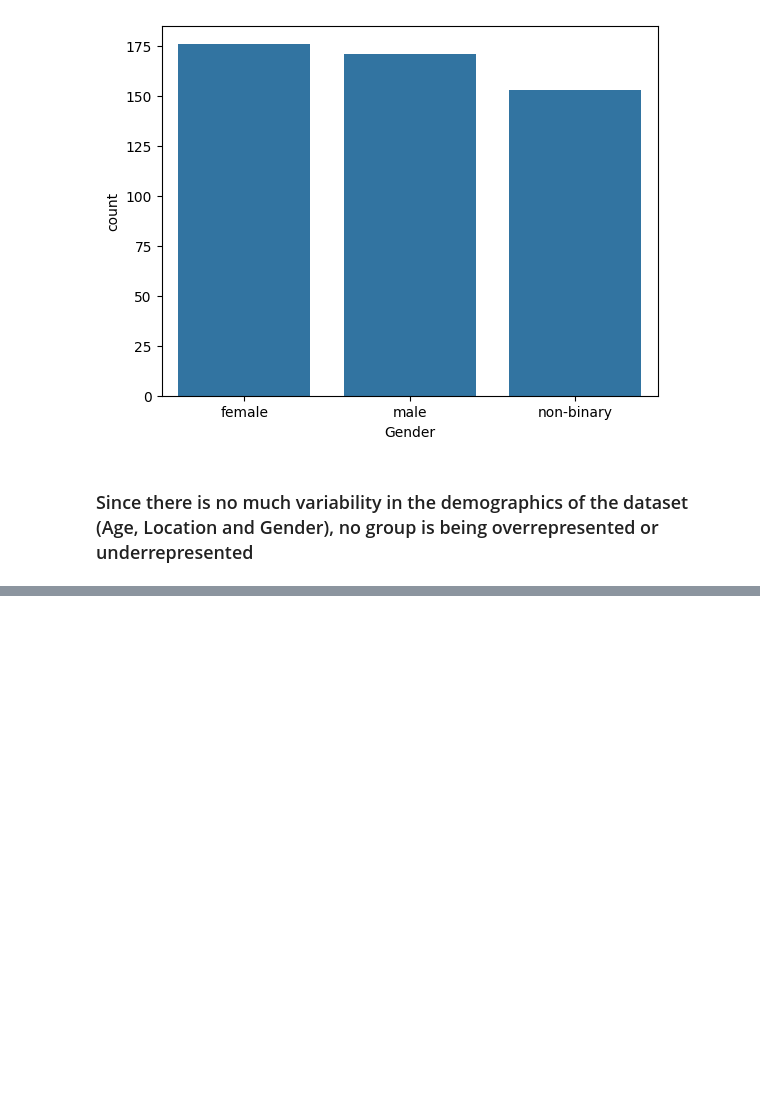
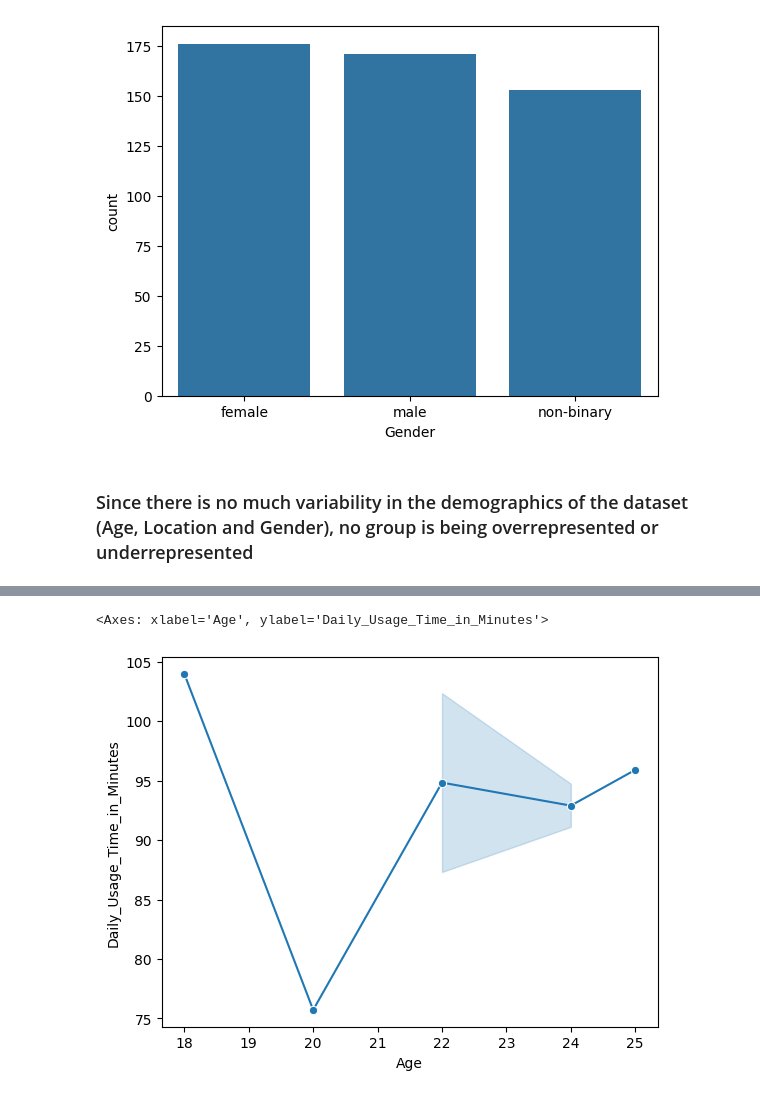
Before and after one commit to dorindaania/ML-EDA, a Jupyter notebook: notebooks/ClassAssignment.ipynb, the cells around one changed output, grey strips where cells are left out. Saved outputs shown, nothing was run; the diff lists cells and outputs as text; code cells hidden in the pictures; blank space fills up the shorter version.

```diff
--- a/notebooks/ClassAssignment.ipynb
+++ b/notebooks/ClassAssignment.ipynb
@@ -446,0 +453,7 @@ sns.countplot(data=df, x= "Gender")
+# %%
+age_mean = df.groupby("Age")["Daily_Usage_Time_in_Minutes"].mean()
+# %%
+sns.lineplot(data=df, x="Age", y=age_mean, marker="o")
+# %% [output]
+<Axes: xlabel='Age', ylabel='Daily_Usage_Time_in_Minutes'>
+[figure, added]
```
Also changed, not shown: parts of 9 cells of this notebook.
